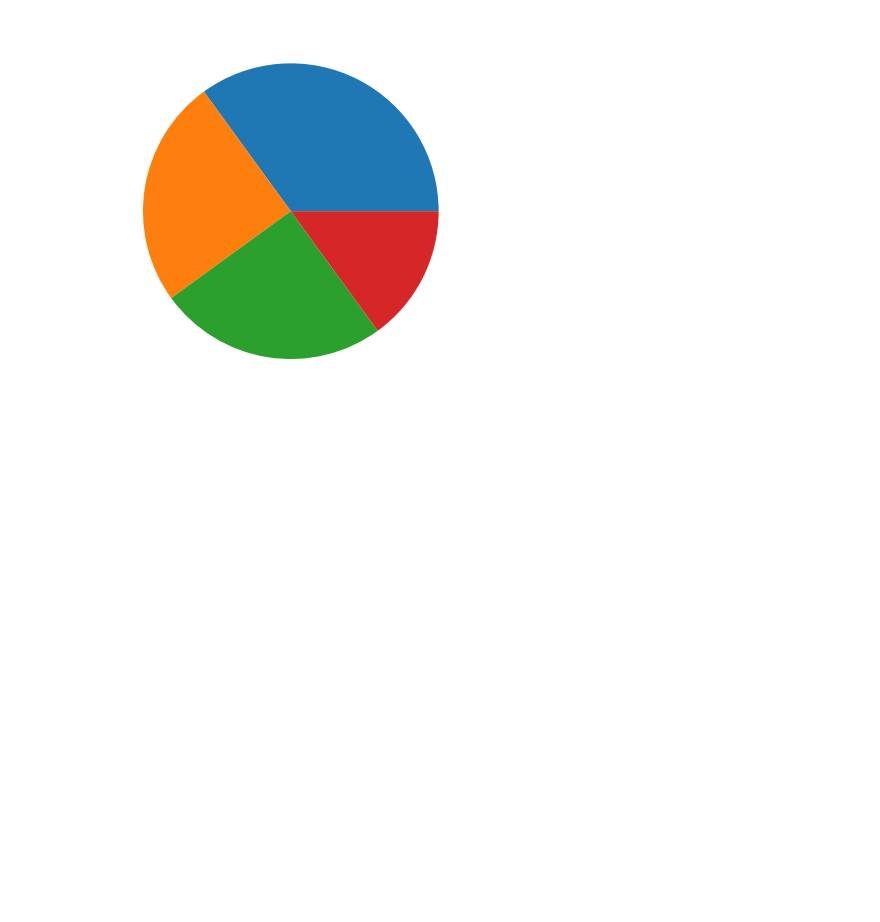
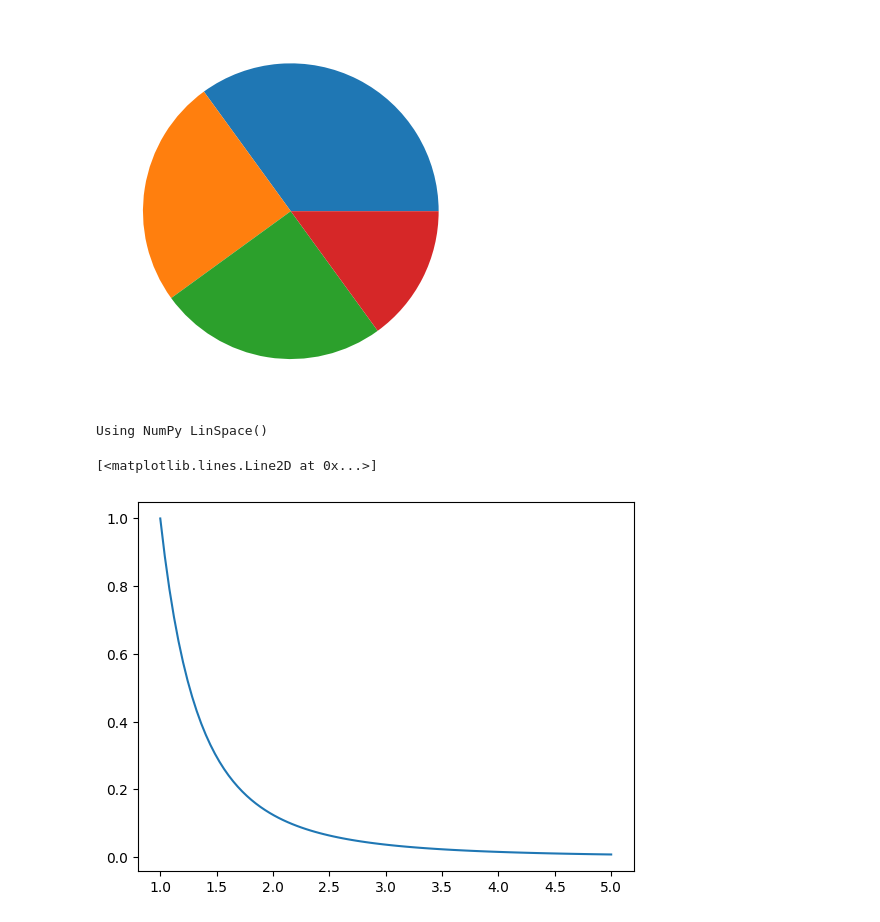
Before and after one commit to jmcmeen/hello-python, a Jupyter notebook: data_science/01_matplotlib.ipynb, the cells around one changed output. Saved outputs shown, nothing was run; the diff lists cells and outputs as text; code cells hidden in the pictures; blank space fills up the shorter version.

```diff
--- a/data_science/01_matplotlib.ipynb
+++ b/data_science/01_matplotlib.ipynb
@@ -137,3 +137,21 @@ plt.pie(y)
 plt.show()
 # %% [output]
 [figure]
+# %%
+import matplotlib.pyplot as plt
+import numpy as np
+
+print("Using NumPy LinSpace()\n")
+
+def f(x):
+    return 1/x**3
+
+x = np.linspace(1.0, 5.0, num = 100, endpoint=True)
+
+y = [ f(i) for i in x ]
+
+plt.plot(x,y)
+# %% [output]
+Using NumPy LinSpace()
+[<matplotlib.lines.Line2D at 0x...>]
+[figure, added]
```
Also changed, not shown: 6 other files.
